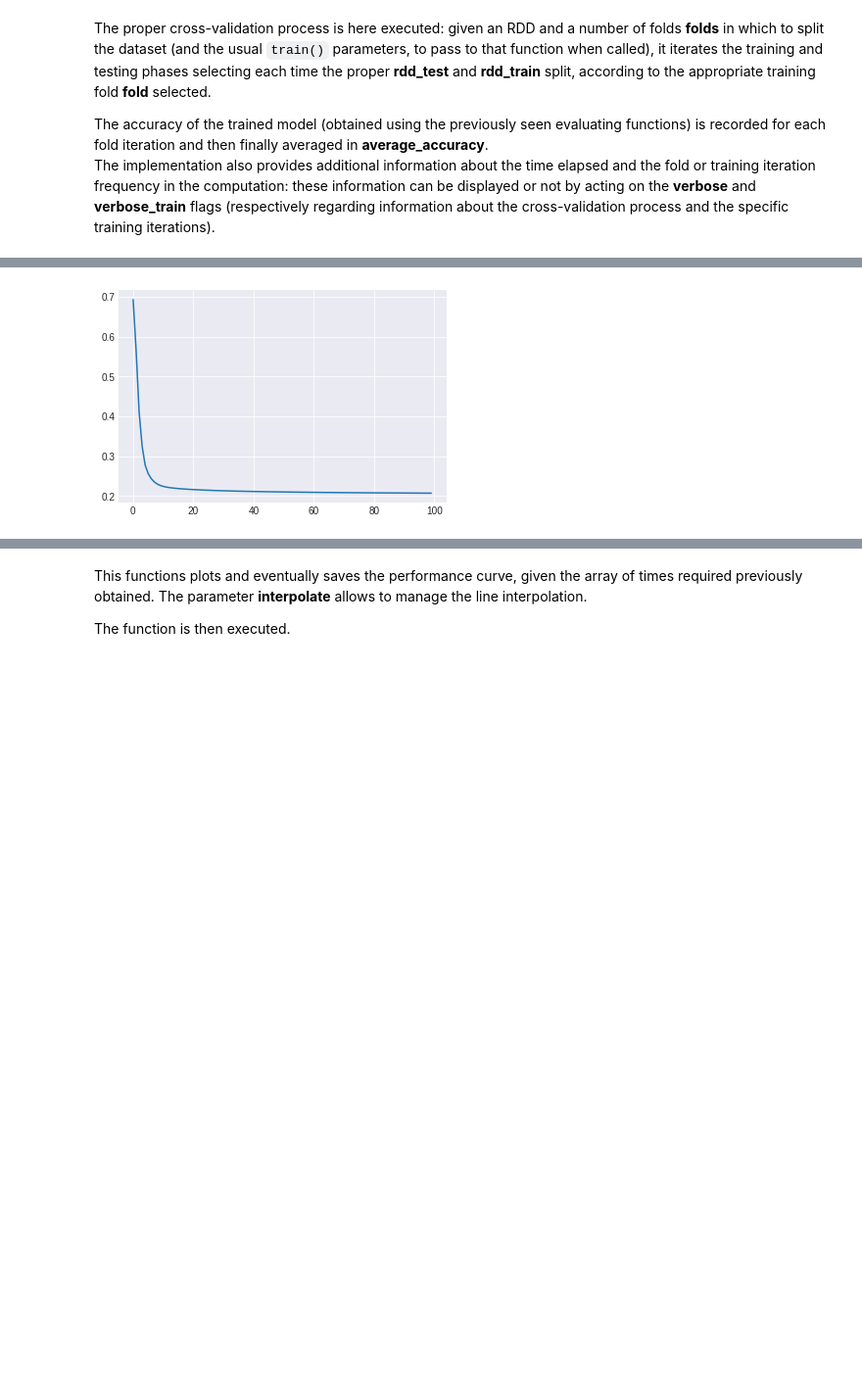
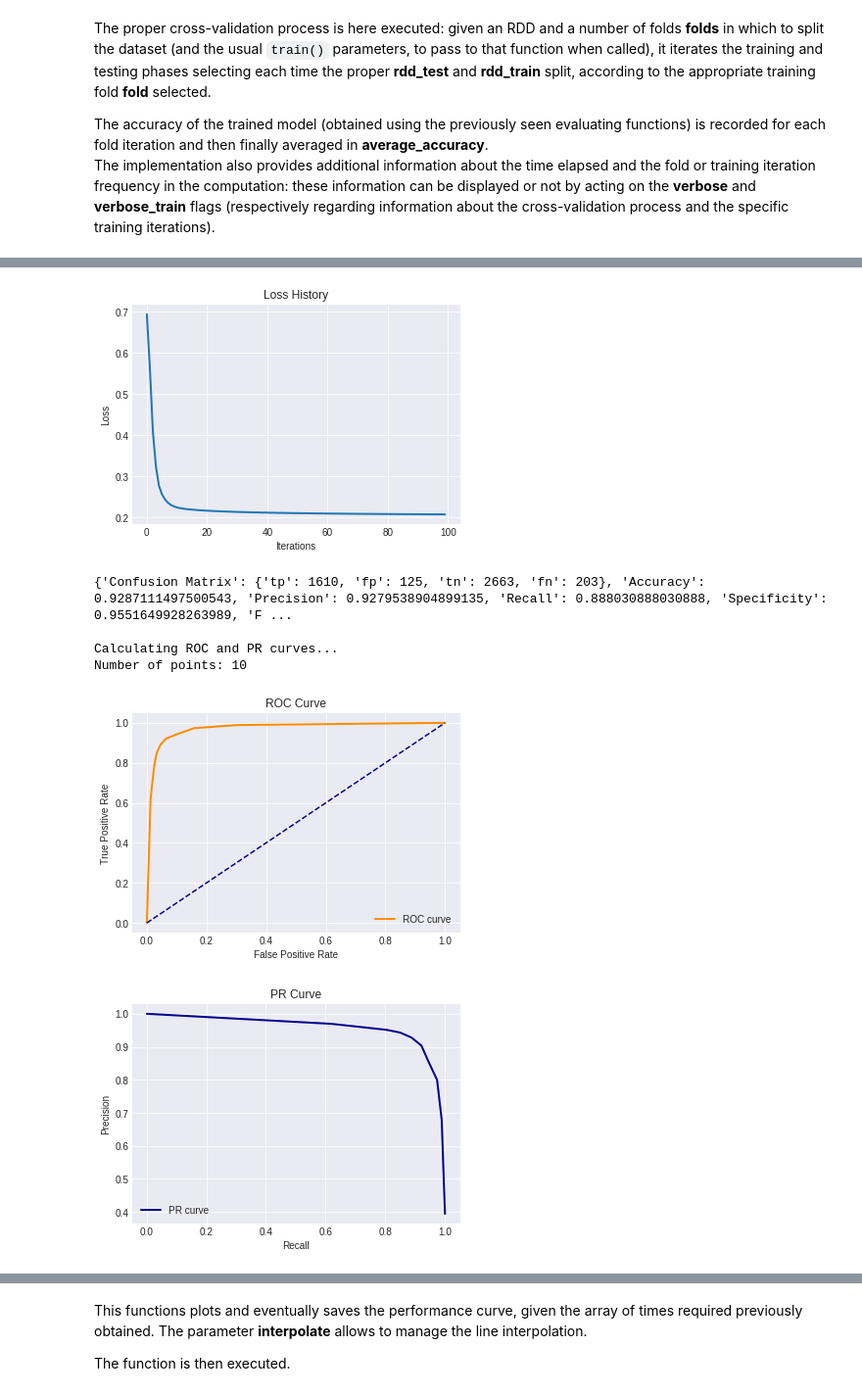
Before and after one commit to GiorgioPolla/Logistic-Regression-Spark, a Jupyter notebook: notebooks/Parallel_LR_CV_buona.ipynb, the cells around one changed output, grey strips where cells are left out. Shown: that part at 98% size. Saved outputs shown, nothing was run; the diff lists cells and outputs as text; code cells hidden in the pictures; blank space fills up the shorter version.

```diff
--- a/notebooks/Parallel_LR_CV_buona.ipynb
+++ b/notebooks/Parallel_LR_CV_buona.ipynb
@@ -173,7 +178,7 @@ The training phase proceeds inside the main iteration loop by calculating each t
 At the end of the training phase the function returns the trained bias and weights, as well as the array **loss_history** containing the records of the total loss during the whole process.
 # %%
 def train(rdd, iterations=10, learning_rate=10,
-          lambda_reg=0.1, verbose=True):
+          lambda_reg=0.1, verbose=True, plot_loss=False):
     if iterations < 1:
         raise ValueError('Invalid number of iterations: must be > 0!')
 
@@ -192,15 +197,15 @@ def train(rdd, iterations=10, learning_rate=10,
         verbose_fraction = 1
 
     for it in range(iterations):
-        gradient_b, gradient_w, err_loss = gradient(rdd, b, w)
+        gradient_b, gradient_w, cross_entropy_loss = gradient(rdd, b, w)
 
-        reg_loss = lambda_reg * np.sum(np.square(w)) / 2
-        regularization = lambda_reg * w
+        regularisation_loss = lambda_reg * np.sum(np.square(w)) / 2
+        regularisation = lambda_reg * w
 
         b -= alpha * gradient_b
-        w -= alpha * (gradient_w + regularization)
+        w -= alpha * (gradient_w + regularisation)
 
-        total_loss = (err_loss + reg_loss) / n_rows
+        total_loss = (cross_entropy_loss + regularisation_loss) / n_rows
         loss_history.append(total_loss)
 
         if verbose and it % verbose_fraction == 0:
@@ -213,7 +218,17 @@ def train(rdd, iterations=10, learning_rate=10,
               (iterations, total_loss, total_time))
         print('\nTotal time: %0.2f s\nIters frequency: %0.2f Hz\n' %
               (total_time, iterations / total_time))
-    return b, w, loss_history, total_time
+
+    if plot_loss:
+        plt.style.use('seaborn-darkgrid')
+        plt.plot(loss_history, linewidth=2)
+        plt.gcf().subplots_adjust(bottom=0.1)
+        plt.title('Loss History')
+        plt.xlabel('Iterations')
+        plt.ylabel('Loss')
+        plt.show()
+
+    return b, w, total_time
 # %% [markdown]
 ### Performance Evaluation
 The evaluation is entirely managed by the follwing two functions, following the usual parameter naming conventions.
@@ -314,14 +400,14 @@ The proper cross-validation process is here executed: given an RDD and a number
 The accuracy of the trained model (obtained using the previously seen evaluating functions) is recorded for each fold iteration and then finally averaged in **average_accuracy**.
 The implementation also provides additional information about the time elapsed and the fold or training iteration frequency in the computation: these information can be displayed or not by acting on the **verbose** and **verbose_train** flags (respectively regarding information about the cross-validation process and the specific training iterations).
 # %%
-b, w, lh, _ = train(rdd,
-                   iterations=100,
-                   learning_rate=10,
-                   lambda_reg=0.01
-                  )
+b, w, _ = train(rdd,
+                iterations=100,
+                learning_rate=10,
+                lambda_reg=0.01,
+                plot_loss=True
+               )
 
-print(evaluate(rdd, b, w, plot=False, threshold=0.4))
+print(evaluate(rdd, b, w, threshold=0.5))
 
-plt.plot(lh)
-plt.show();
+calc_curves(rdd, b, w, points=10)
 # %% [output]
@@ -339,4 +423,10 @@ Iters frequency: 8.82 Hz
-[figure, old version]
+[figure, new version]
+{'Confusion Matrix': {'tp': 1610, 'fp': 125, 'tn': 2663, 'fn': 203}, 'Accuracy': 0.9287111497500543, 'Precision': 0.9279538904899135, 'Recall': 0.888030888030888, 'Specificity': 0.9551649928263989, 'F ...
+
+Calculating ROC and PR curves...
+Number of points: 10
+[figure, added]
+[figure, added]
 # %%
 def cross_validation(rdd, folds=10, iterations=20, learning_rate=10,
                      lambda_reg=0.1, threshold=0.5,
```
Also changed, not shown: parts of 18 cells of this notebook, 16 other files.
